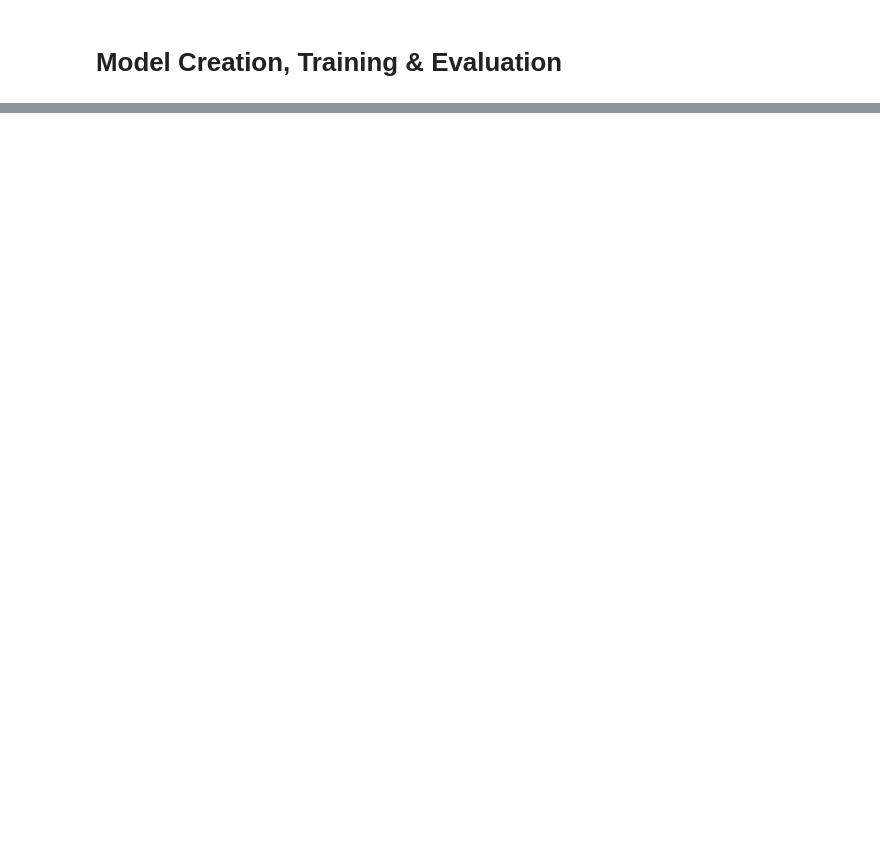
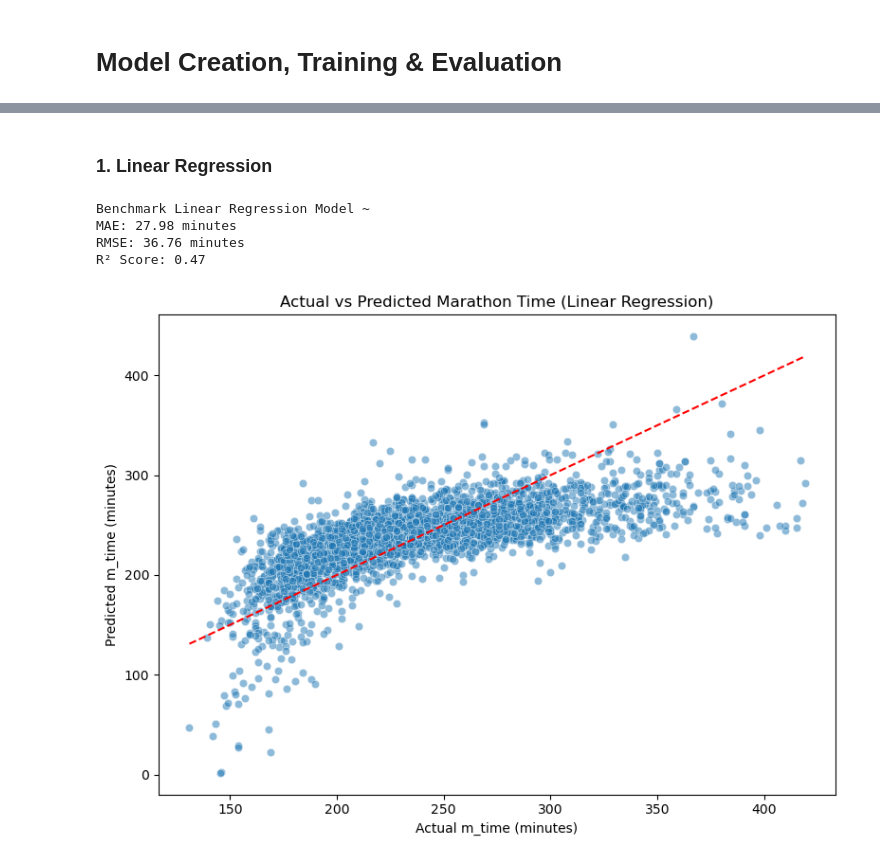
Before and after one commit to miguelabela03/RD2_SWD63A_MiguelAbela, a Jupyter notebook: src/02 - prototype/prototype.ipynb, the cells around one changed output, grey strips where cells are left out. Saved outputs shown, nothing was run; the diff lists cells and outputs as text; code cells hidden in the pictures; blank space fills up the shorter version.

```diff
--- a/src/02 - prototype/prototype.ipynb
+++ b/src/02 - prototype/prototype.ipynb
@@ -199,0 +318,4 @@ Below is a list of features that will either be kept for filtering or converted
+# %%
+# Loading the developed aggregated dataset used within the sample solution
+ref_sol_agg_df = pd.read_csv(os.path.join('..', '01 - sample solution', 'df_aggregated.csv'))
+ref_sol_agg_df.head(5)
@@ -199,0 +329,59 @@ Below is a list of features that will either be kept for filtering or converted
+# %% [markdown]
+### 1. Linear Regression
+# %%
+# --- Features to use ---
+features = [
+    'distance_sum',
+    'duration_sum',
+    'overall_m_count',
+    'total_days',
+    'gender',
+    'age_group',
+    'country'
+]
+target = 'm_time'
+
+# --- Drop rows with missing target ---
+ref_sol_agg_df = ref_sol_agg_df.dropna(subset=[target])
+
+# --- Encode categorical features ---
+X = pd.get_dummies(ref_sol_agg_df[features])
+y = ref_sol_agg_df[target]
+
+# --- Train-test split ---
+X_train, X_test, y_train, y_test = train_test_split(
+    X, y, test_size=0.2, random_state=42
+)
+
+# --- Train a Random Forest model ---
+model = LinearRegression()
+model.fit(X_train, y_train)
+
+# --- Predictions ---
+y_pred = model.predict(X_test)
+
+# --- Evaluation ---
+mae = mean_absolute_error(y_test, y_pred)
+rmse = root_mean_squared_error(y_test, y_pred)
+r2 = r2_score(y_test, y_pred)
+
+print("Benchmark Linear Regression Model ~")
+print(f"MAE: {mae:.2f} minutes")
+print(f"RMSE: {rmse:.2f} minutes")
+print(f"R² Score: {r2:.2f}")
+
+# --- Plot Actual vs Predicted ---
+plt.figure(figsize=(8, 6))
+sns.scatterplot(x=y_test, y=y_pred, alpha=0.5)
+plt.plot([y_test.min(), y_test.max()], [y_test.min(), y_test.max()], 'r--')
+plt.xlabel('Actual m_time (minutes)')
+plt.ylabel('Predicted m_time (minutes)')
+plt.title('Actual vs Predicted Marathon Time (Linear Regression)')
+plt.tight_layout()
+plt.show()
+# %% [output]
+Benchmark Linear Regression Model ~
+MAE: 27.98 minutes
+RMSE: 36.76 minutes
+R² Score: 0.47
+[figure, added]
```
Also changed, not shown: parts of 32 cells of this notebook.
